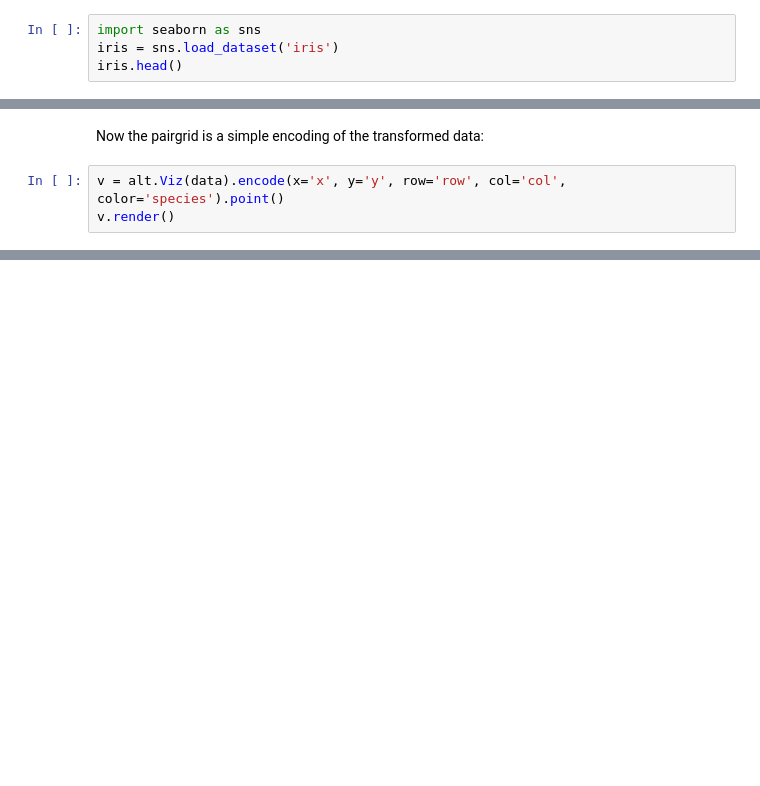
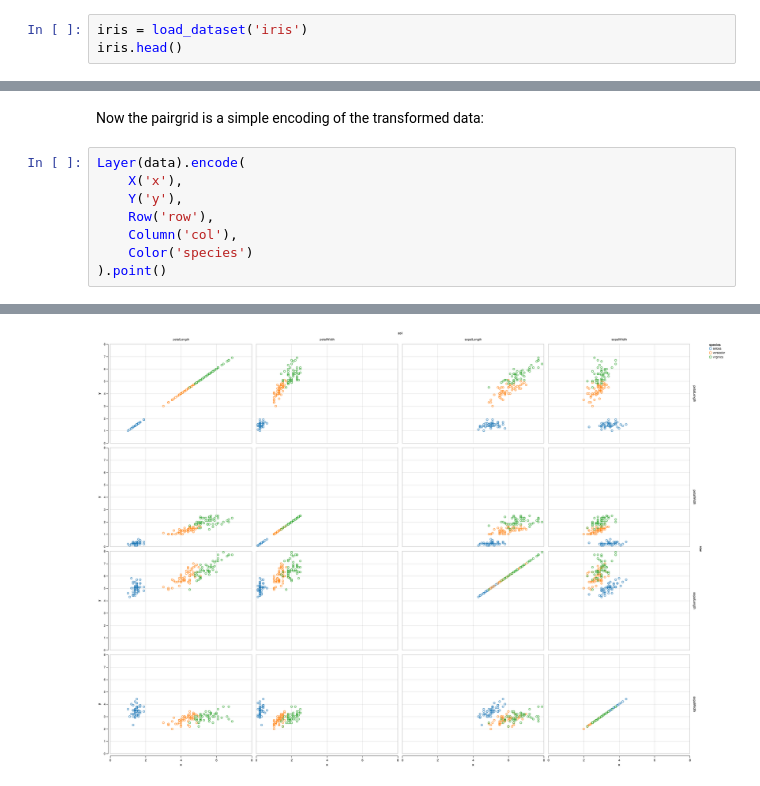
Before and after one commit to vega/altair, a Jupyter notebook: notebooks/Pairgrid.ipynb, the cells around one changed output, grey strips where cells are left out. Saved outputs shown, nothing was run; the diff lists cells and outputs as text; blank space fills up the shorter version.

```diff
--- a/notebooks/Pairgrid.ipynb
+++ b/notebooks/Pairgrid.ipynb
@@ -13,6 +11,5 @@ alt.use_renderer('lightning')
 # %% [markdown]
 ## Load and transform data
 # %%
-import seaborn as sns
-iris = sns.load_dataset('iris')
+iris = load_dataset('iris')
 iris.head()
@@ -52,5 +63,11 @@ data.head()
 # %% [markdown]
 Now the pairgrid is a simple encoding of the transformed data:
 # %%
-v = alt.Viz(data).encode(x='x', y='y', row='row', col='col', color='species').point()
-v.render()
+Layer(data).encode(
+    X('x'),
+    Y('y'),
+    Row('row'),
+    Column('col'),
+    Color('species')
+).point()
+# %% [output]
@@ -56,0 +75 @@ v.render()
+[figure, added]
```
Also changed, not shown: parts of 7 cells of this notebook, 6 other files.
